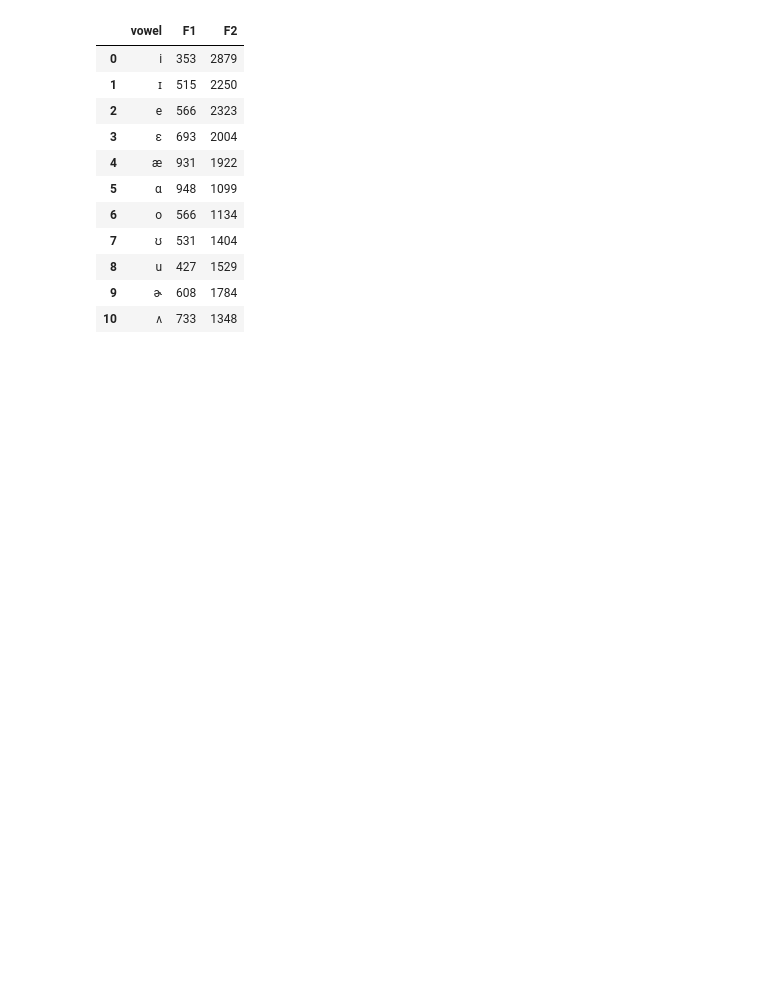
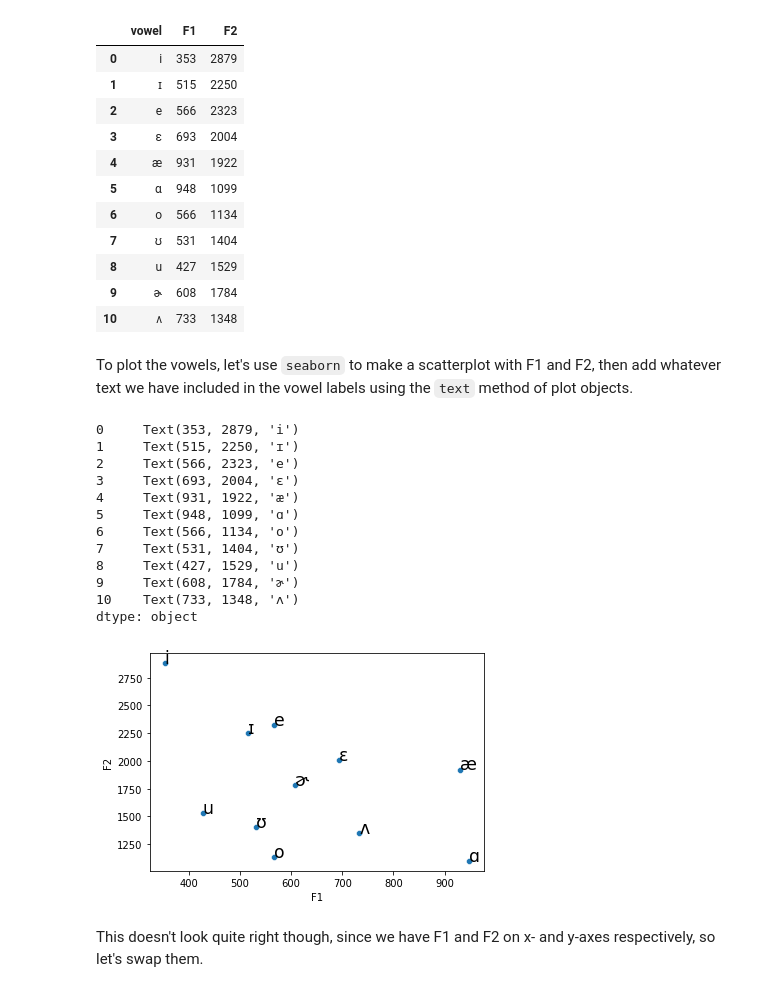
Before and after one commit to susanlinucb/210_21F, a Jupyter notebook: Lab1_vowelplot.ipynb, the cells around one changed output. Cells and saved outputs as stored; diff of their text form; code cells hidden in the pictures; blank space fills up the shorter version.

```diff
--- a/Lab1_vowelplot.ipynb
+++ b/Lab1_vowelplot.ipynb
@@ -20,6 +25,27 @@ df
 | 8 | u | 427 | 1529 |
 | 9 | ɚ | 608 | 1784 |
 | 10 | ʌ | 733 | 1348 |
+# %% [markdown]
+To plot the vowels, let's use `seaborn` to make a scatterplot with F1 and F2, then add whatever text we have included in the vowel labels using the `text` method of plot objects.
+# %%
+p = sns.scatterplot(x='F1',y='F2',data=df)
+df.apply(lambda x: p.text(x.F1, x.F2, x.vowel, size='xx-large'), axis=1)
+# %% [output]
+0     Text(353, 2879, 'i')
+1     Text(515, 2250, 'ɪ')
+2     Text(566, 2323, 'e')
+3     Text(693, 2004, 'ɛ')
+4     Text(931, 1922, 'æ')
+5     Text(948, 1099, 'ɑ')
+6     Text(566, 1134, 'o')
+7     Text(531, 1404, 'ʊ')
+8     Text(427, 1529, 'u')
+9     Text(608, 1784, 'ɚ')
+10    Text(733, 1348, 'ʌ')
+dtype: object
+[figure, added]
+# %% [markdown]
+This doesn't look quite right though, since we have F1 and F2 on x- and y-axes respectively, so let's swap them.
 # %%
 p = sns.scatterplot(x='F2',y='F1',data=df)
 df.apply(lambda x: p.text(x.F2, x.F1, x.vowel, size='xx-large'), axis=1)
```
Also changed, not shown: parts of 9 cells of this notebook, 1 other file.
